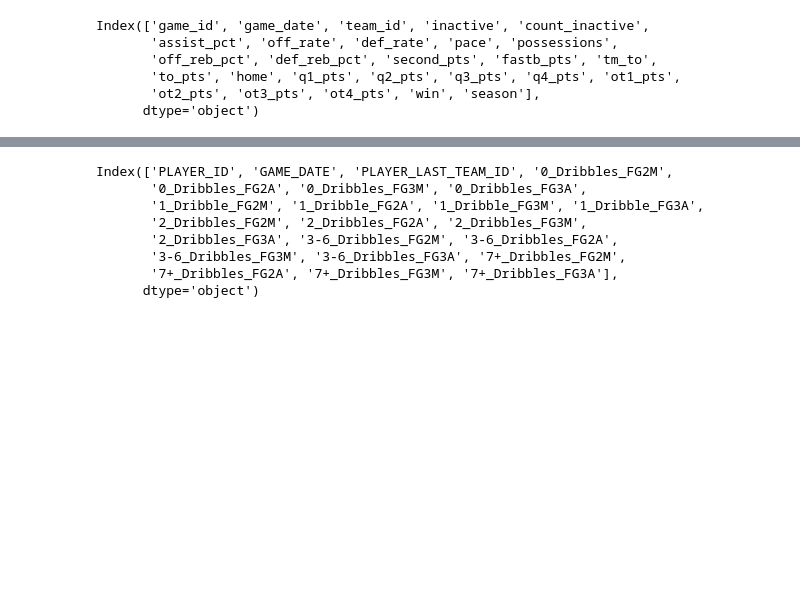
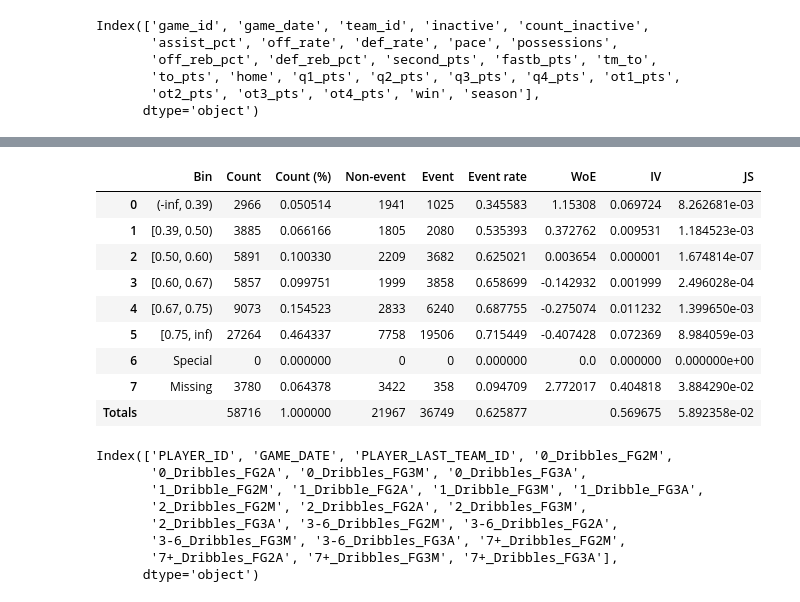
Before and after one commit to eac521/bets, a Jupyter notebook: Notebooks/retro.ipynb, the cells around one changed output, grey strips where cells are left out. Saved outputs shown, nothing was run; the diff lists cells and outputs as text; code cells hidden in the pictures; blank space fills up the shorter version.

```diff
--- a/Notebooks/retro.ipynb
+++ b/Notebooks/retro.ipynb
@@ -309,3 +309,18 @@ optb.binning_table.build()
+# %%
+crnBin = pd.read_pickle('../nba/data/model/2025-26Run/cornerBin.pickle')
+# %%
+crnBin.binning_table.build()
+# %% [output]
+|  | Bin | Count | Count (%) | Non-event | Event | Event rate | WoE | IV | JS |
+| 0 | (-inf, 0.39) | 2966 | 0.050514 | 1941 | 1025 | 0.345583 | 1.15308 | 0.069724 | 8.262681e-03 |
+| 1 | [0.39, 0.50) | 3885 | 0.066166 | 1805 | 2080 | 0.535393 | 0.372762 | 0.009531 | 1.184523e-03 |
+| 2 | [0.50, 0.60) | 5891 | 0.100330 | 2209 | 3682 | 0.625021 | 0.003654 | 0.000001 | 1.674814e-07 |
+| 3 | [0.60, 0.67) | 5857 | 0.099751 | 1999 | 3858 | 0.658699 | -0.142932 | 0.001999 | 2.496028e-04 |
+| 4 | [0.67, 0.75) | 9073 | 0.154523 | 2833 | 6240 | 0.687755 | -0.275074 | 0.011232 | 1.399650e-03 |
+| 5 | [0.75, inf) | 27264 | 0.464337 | 7758 | 19506 | 0.715449 | -0.407428 | 0.072369 | 8.984059e-03 |
+| 6 | Special | 0 | 0.000000 | 0 | 0 | 0.000000 | 0.0 | 0.000000 | 0.000000e+00 |
+| 7 | Missing | 3780 | 0.064378 | 3422 | 358 | 0.094709 | 2.772017 | 0.404818 | 3.884290e-02 |
+| Totals |  | 58716 | 1.000000 | 21967 | 36749 | 0.625877 |  | 0.569675 | 5.892358e-02 |
 # %%
 pickle.dump(optb,open('../nba/data/parquet/cornerBin.pickle','wb'))
 # %%
```
Also changed, not shown: parts of 23 cells of this notebook, 22 other files.
